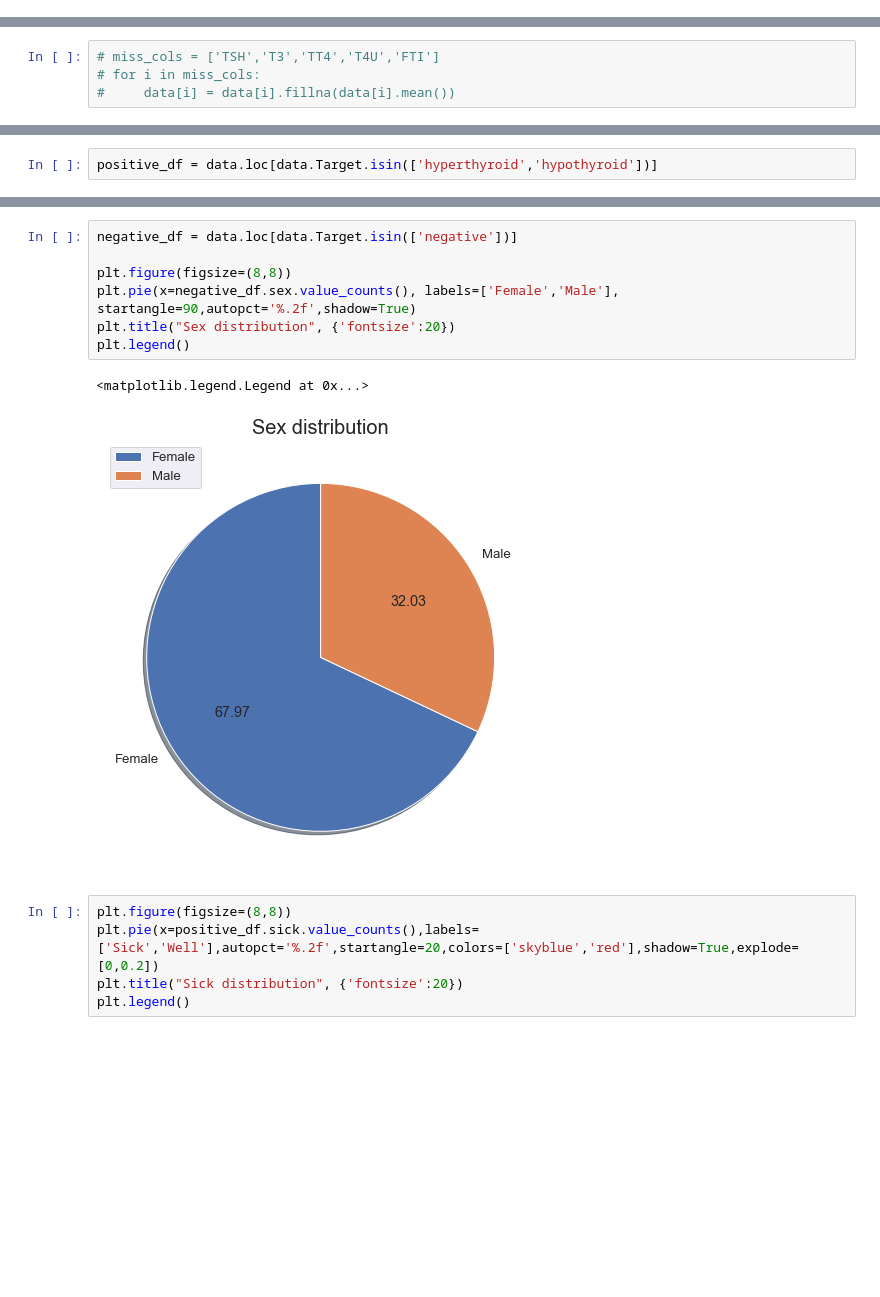
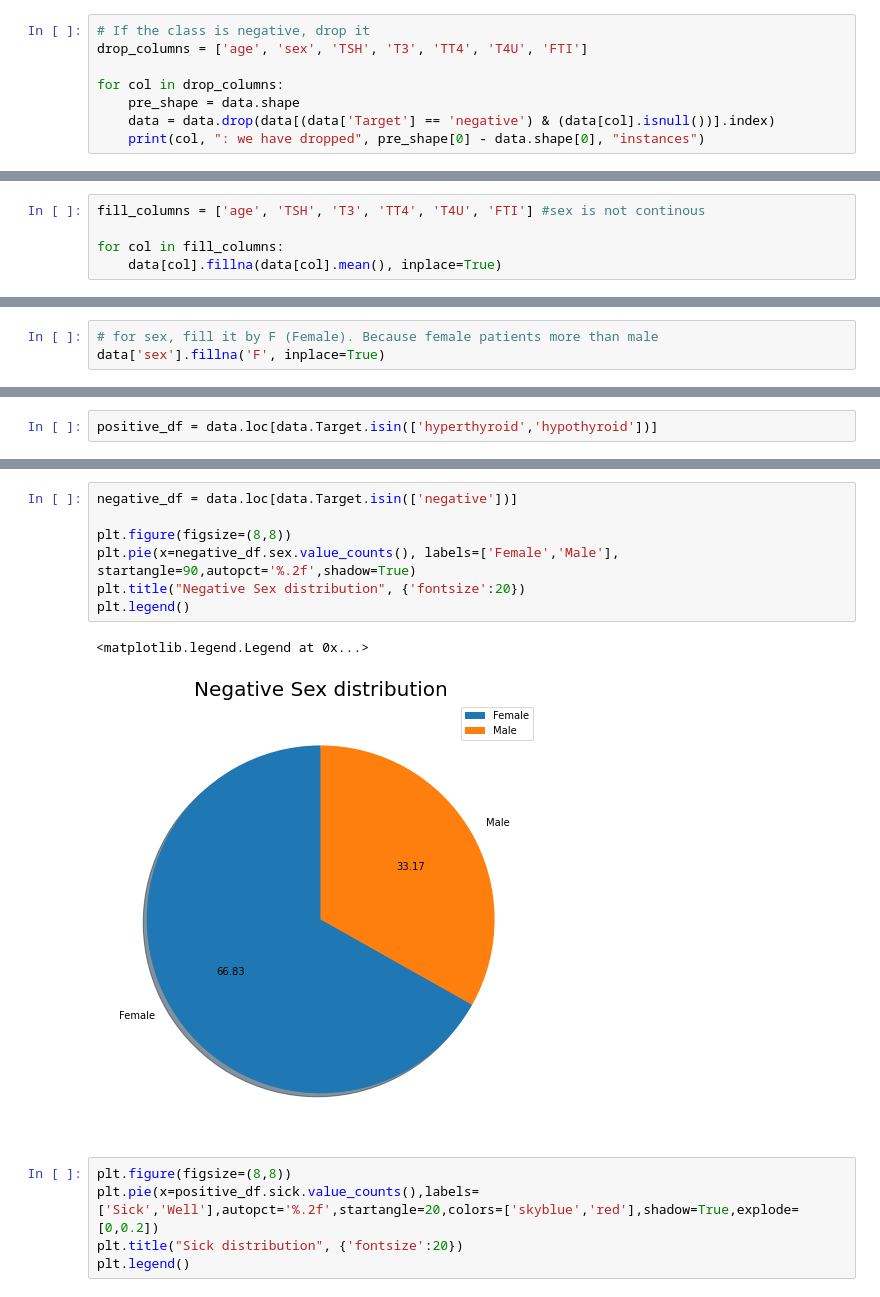
Before and after one commit to zengxueyuan/PHAS0077_QiyuanZeng_2022, a Jupyter notebook: 2. Data analysis.ipynb, the cells around one changed output, grey strips where cells are left out. Drawn from its saved outputs; the diff is of its cells as text; blank space fills up the shorter version.

Commit message:
improve data analysis

```diff
--- a/2. Data analysis.ipynb
+++ b/2. Data analysis.ipynb
@@ -459,0 +469,8 @@ data.FTI.count()
+# %%
+# If the class is negative, drop it
+drop_columns = ['age', 'sex', 'TSH', 'T3', 'TT4', 'T4U', 'FTI']
+
+for col in drop_columns:
+    pre_shape = data.shape
+    data = data.drop(data[(data['Target'] == 'negative') & (data[col].isnull())].index)
+    print(col, ": we have dropped", pre_shape[0] - data.shape[0], "instances")
@@ -460,4 +515,5 @@ data.FTI.count()
 # %%
-# miss_cols = ['TSH','T3','TT4','T4U','FTI']
-# for i in miss_cols:
-#     data[i] = data[i].fillna(data[i].mean())
+fill_columns = ['age', 'TSH', 'T3', 'TT4', 'T4U', 'FTI'] #sex is not continous
+
+for col in fill_columns:
+    data[col].fillna(data[col].mean(), inplace=True)
@@ -466,0 +528,3 @@ data.FTI.count()
+# %%
+# for sex, fill it by F (Female). Because female patients more than male
+data['sex'].fillna('F', inplace=True)
@@ -548,13 +624,13 @@ plt.legend()
 # %%
 negative_df = data.loc[data.Target.isin(['negative'])]
 
 plt.figure(figsize=(8,8))
 plt.pie(x=negative_df.sex.value_counts(), labels=['Female','Male'], startangle=90,autopct='%.2f',shadow=True)
-plt.title("Sex distribution", {'fontsize':20})
+plt.title("Negative Sex distribution", {'fontsize':20})
 plt.legend()
 # %% [output]
 <matplotlib.legend.Legend at 0x...>
-[figure, old version]
+[figure, new version]
 # %%
 plt.figure(figsize=(8,8))
 plt.pie(x=positive_df.sick.value_counts(),labels=['Sick','Well'],autopct='%.2f',startangle=20,colors=['skyblue','red'],shadow=True,explode=[0,0.2])
```
Also changed, not shown: parts of 64 cells of this notebook, 3 other files.
